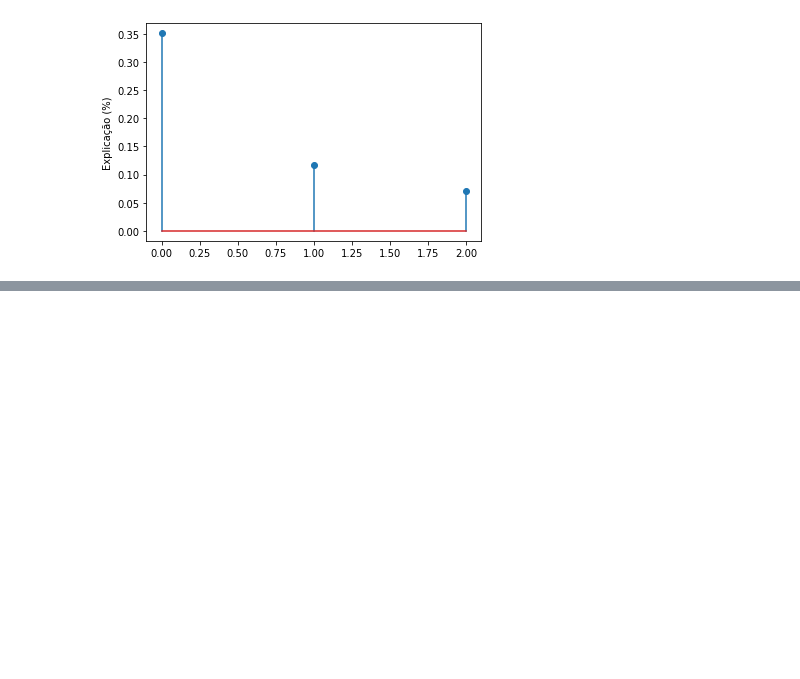
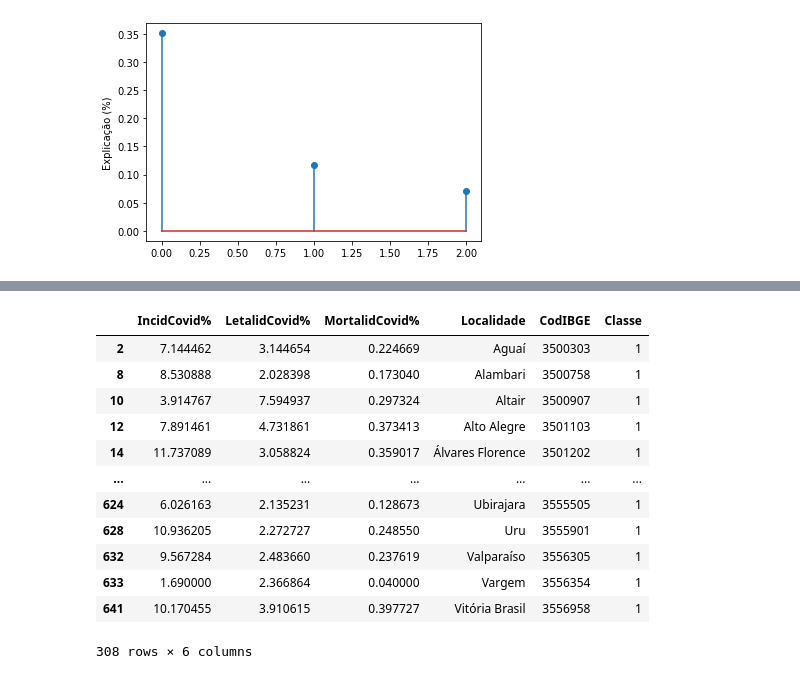
Before and after one commit to julianovale/PO450, a Jupyter notebook: ProjetoPO450_Cluster.ipynb, the cells around one changed output, grey strips where cells are left out. Saved outputs shown, nothing was run; the diff lists cells and outputs as text; code cells hidden in the pictures; blank space fills up the shorter version.

```diff
--- a/ProjetoPO450_Cluster.ipynb
+++ b/ProjetoPO450_Cluster.ipynb
@@ -313,0 +312,18 @@ print(mean_df)
+# %%
+is1 = Y['Classe']==1
+Y1 = Y[is1]
+Y1
+# %% [output]
+|  | IncidCovid% | LetalidCovid% | MortalidCovid% | Localidade | CodIBGE | Classe |
+| 2 | 7.144462 | 3.144654 | 0.224669 | Aguaí | 3500303 | 1 |
+| 8 | 8.530888 | 2.028398 | 0.173040 | Alambari | 3500758 | 1 |
+| 10 | 3.914767 | 7.594937 | 0.297324 | Altair | 3500907 | 1 |
+| 12 | 7.891461 | 4.731861 | 0.373413 | Alto Alegre | 3501103 | 1 |
+| 14 | 11.737089 | 3.058824 | 0.359017 | Álvares Florence | 3501202 | 1 |
+| ... | ... | ... | ... | ... | ... | ... |
+| 624 | 6.026163 | 2.135231 | 0.128673 | Ubirajara | 3555505 | 1 |
+| 628 | 10.936205 | 2.272727 | 0.248550 | Uru | 3555901 | 1 |
+| 632 | 9.567284 | 2.483660 | 0.237619 | Valparaíso | 3556305 | 1 |
+| 633 | 1.690000 | 2.366864 | 0.040000 | Vargem | 3556354 | 1 |
+| 641 | 10.170455 | 3.910615 | 0.397727 | Vitória Brasil | 3556958 | 1 |
+308 rows × 6 columns
```
Also changed, not shown: parts of 20 cells of this notebook.
